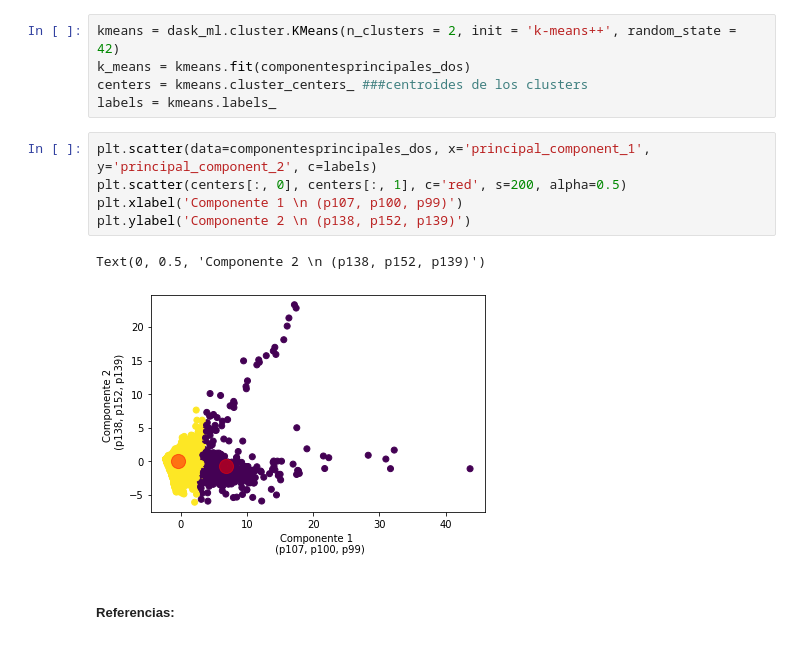
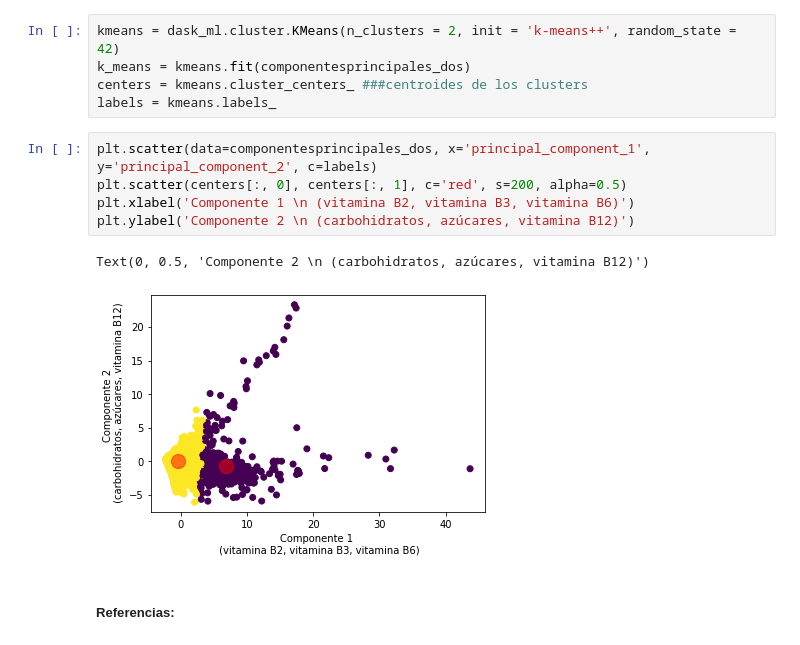
Before and after one commit to rafaelortegar/PCA-nutricion, a Jupyter notebook: notebooks/Programacion/clf_cluster.ipynb, the cells around one changed output. Cells and saved outputs as stored; diff of their text form.

```diff
--- a/notebooks/Programacion/clf_cluster.ipynb
+++ b/notebooks/Programacion/clf_cluster.ipynb
@@ -234,11 +234,11 @@ labels = kmeans.labels_
 # %%
 plt.scatter(data=componentesprincipales_dos, x='principal_component_1', y='principal_component_2', c=labels)
 plt.scatter(centers[:, 0], centers[:, 1], c='red', s=200, alpha=0.5)
-plt.xlabel('Componente 1 \n (p107, p100, p99)')
-plt.ylabel('Componente 2 \n (p138, p152, p139)')
+plt.xlabel('Componente 1 \n (vitamina B2, vitamina B3, vitamina B6)')
+plt.ylabel('Componente 2 \n (carbohidratos, azúcares, vitamina B12)')
 # %% [output]
-Text(0, 0.5, 'Componente 2 \n (p138, p152, p139)')
+Text(0, 0.5, 'Componente 2 \n (carbohidratos, azúcares, vitamina B12)')
-[figure, old version]
+[figure, new version]
 # %% [markdown]
 ##### Referencias:
 # %% [markdown]
```
Also changed, not shown: parts of 1 cell of this notebook.
